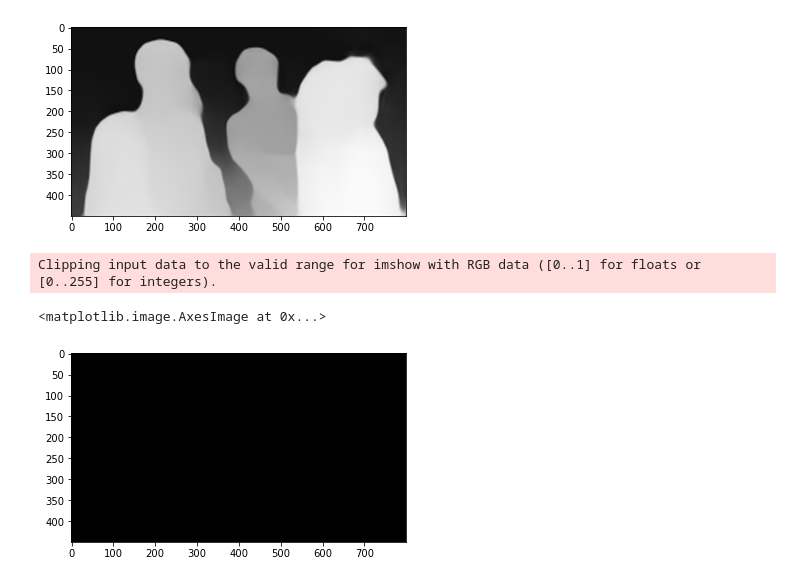
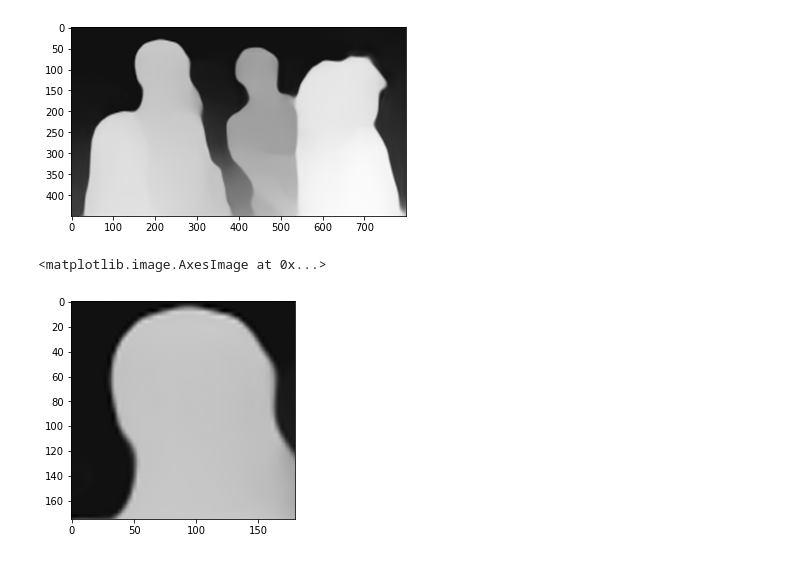
Before and after one commit to linainsaf/Dual-Attention-Guided-Gaze-Target-Detection-in-the-Wild, a Jupyter notebook: depth_estimation_and_rebasing.ipynb, the cells around one changed output. Saved outputs shown, nothing was run; the diff lists cells and outputs as text; code cells hidden in the pictures.

Commit message:
depth rebasing

```diff
--- a/depth_estimation_and_rebasing.ipynb
+++ b/depth_estimation_and_rebasing.ipynb
@@ -24,13 +24,12 @@ plt.imshow(img)
 # %%
 # depth rebasing
 # using the same image for depth estimation, we will crop the head image of ont individual
 
+# normalize the origin depth map
+img=normalize(img)
 #cropped head
 cropped_head= img[25:200,120:300]
-
-Fd=img/255-(np.sum(np.sum(cropped_head))/cropped_head.size)
-plt.imshow(Fd)
+plt.imshow(cropped_head)
 # %% [output]
-Clipping input data to the valid range for imshow with RGB data ([0..1] for floats or [0..255] for integers).
+<matplotlib.image.AxesImage at 0x...>
-<matplotlib.image.AxesImage at 0x...>
-[figure, old version]
+[figure, new version]
```
Also changed, not shown: parts of 4 cells of this notebook, 1 other file.
